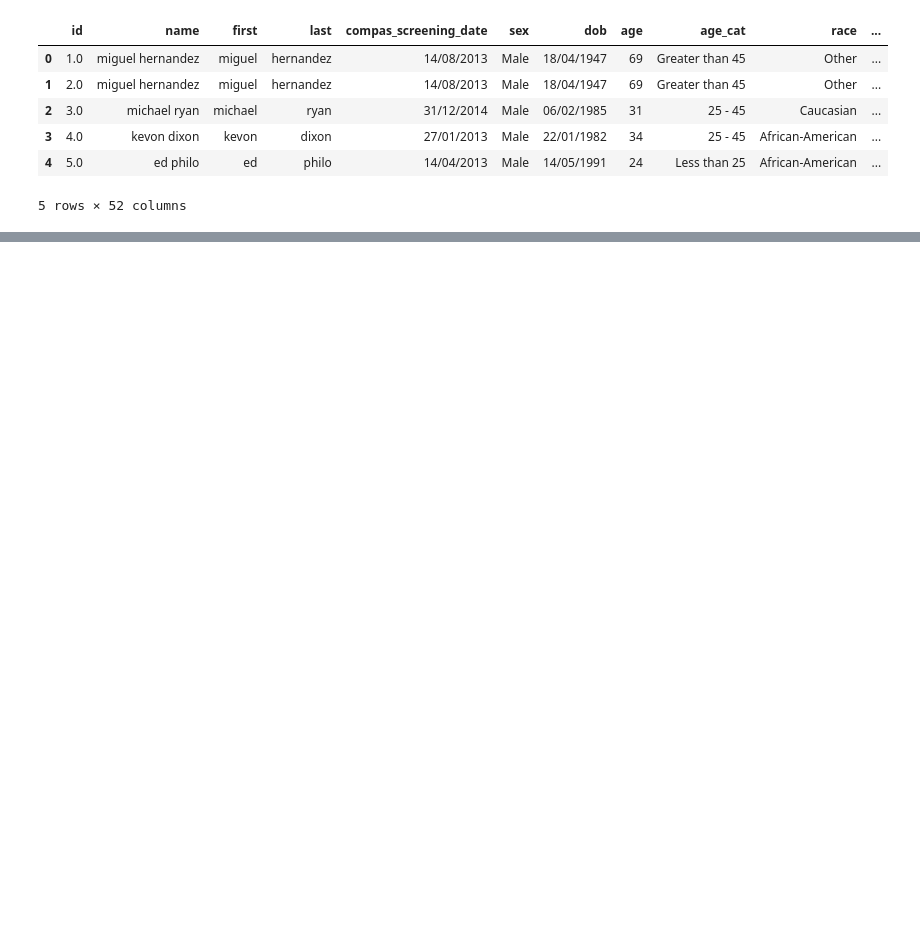
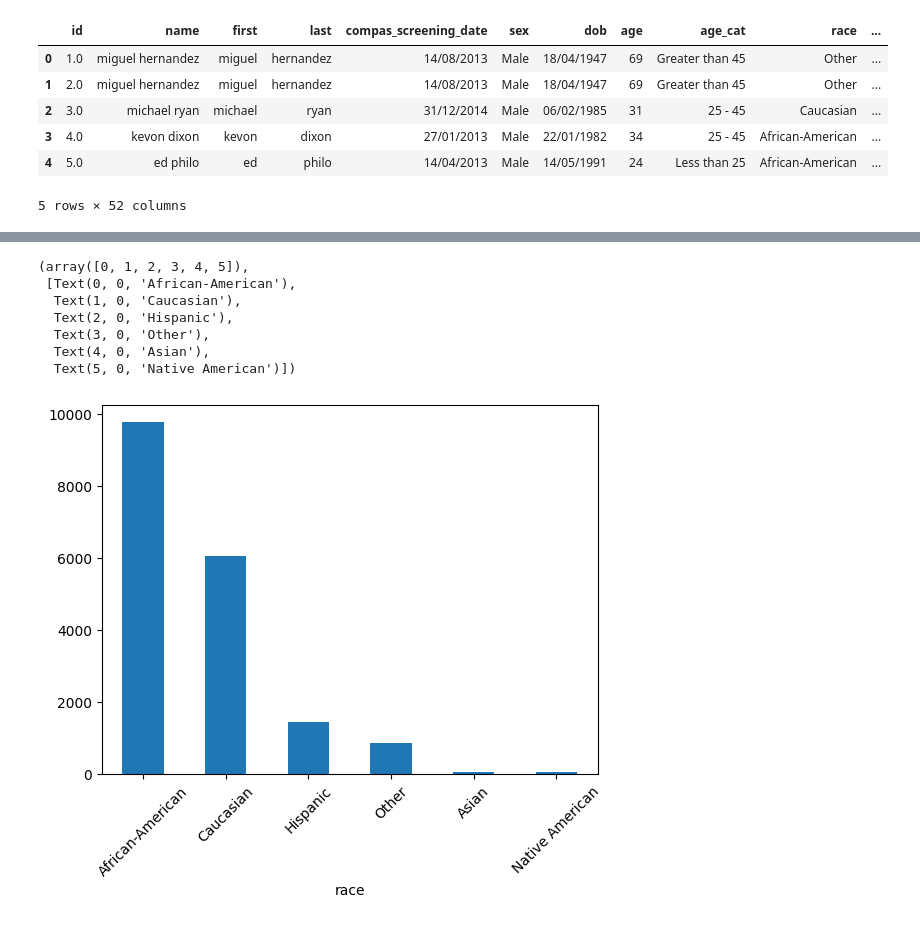
Before and after one commit to jiayinliu25/riskAssessmentCOMPAS, a Jupyter notebook: EDA.ipynb, the cells around one changed output, grey strips where cells are left out. Cells and saved outputs as stored; diff of their text form; code cells hidden in the pictures; blank space fills up the shorter version.

```diff
--- a/EDA.ipynb
+++ b/EDA.ipynb
@@ -140,0 +113,12 @@ compas.describe().T
+# %%
+compas['race'].value_counts().plot(kind='bar')
+plt.xticks(rotation=45)
+# %% [output]
+(array([0, 1, 2, 3, 4, 5]),
+ [Text(0, 0, 'African-American'),
+  Text(1, 0, 'Caucasian'),
+  Text(2, 0, 'Hispanic'),
+  Text(3, 0, 'Other'),
+  Text(4, 0, 'Asian'),
+  Text(5, 0, 'Native American')])
+[figure, added]
```
Also changed, not shown: parts of 20 cells of this notebook.
